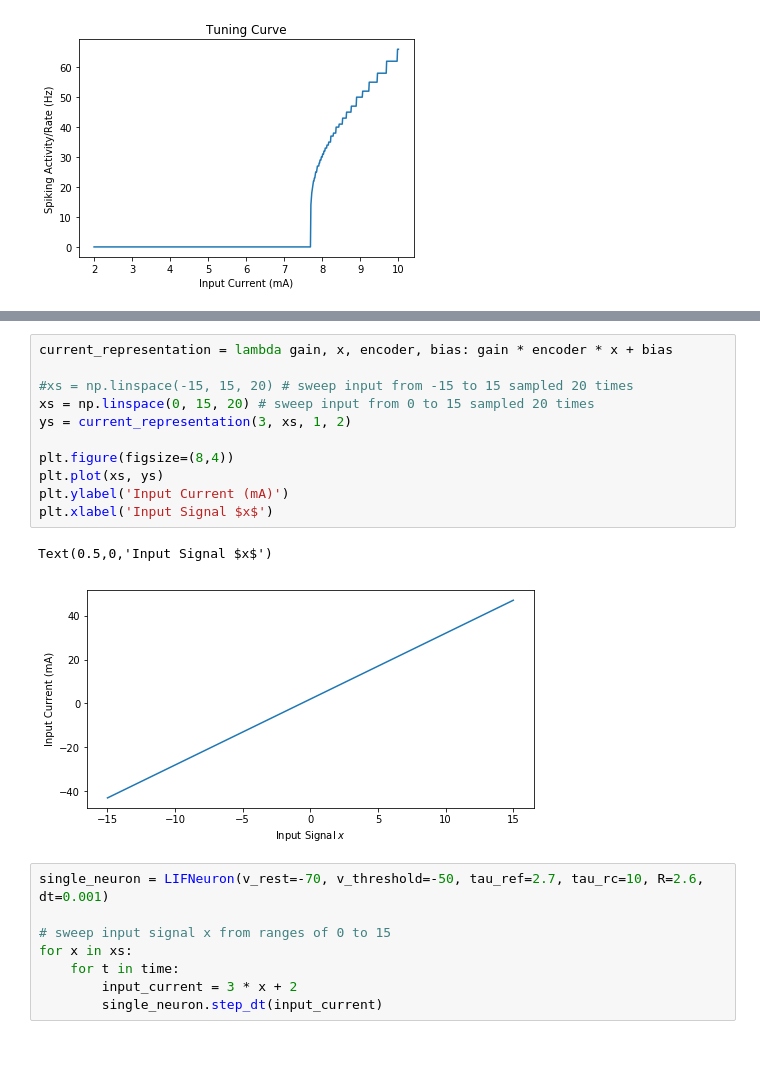
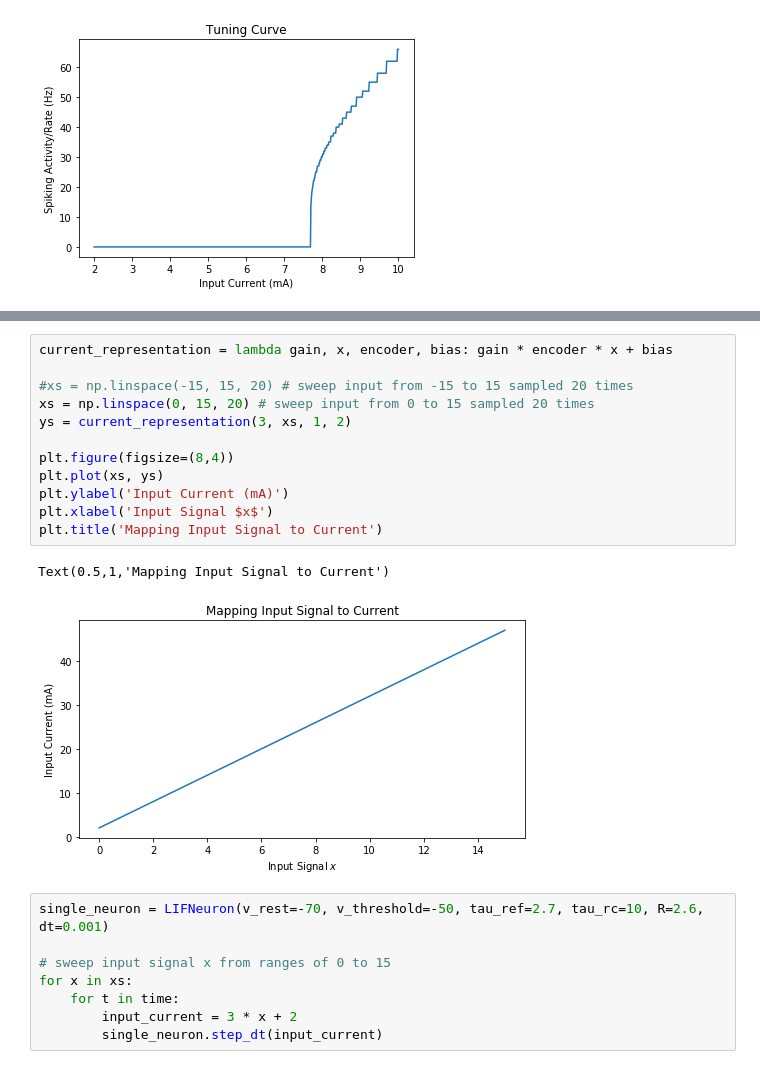
Before and after one commit to Kanaderu/Neural-Networks, a Jupyter notebook: 01 - Population SNN.ipynb, the cells around one changed output, grey strips where cells are left out. Saved outputs shown, nothing was run; the diff lists cells and outputs as text.

```diff
--- a/01 - Population SNN.ipynb
+++ b/01 - Population SNN.ipynb
@@ -283,17 +283,18 @@ Using the same neuron parameters as before for our single neuron where $G(I)$ is
 # %%
 current_representation = lambda gain, x, encoder, bias: gain * encoder * x + bias
 
 #xs = np.linspace(-15, 15, 20) # sweep input from -15 to 15 sampled 20 times
 xs = np.linspace(0, 15, 20) # sweep input from 0 to 15 sampled 20 times
 ys = current_representation(3, xs, 1, 2)
 
 plt.figure(figsize=(8,4))
 plt.plot(xs, ys)
 plt.ylabel('Input Current (mA)')
 plt.xlabel('Input Signal $x$')
+plt.title('Mapping Input Signal to Current')
 # %% [output]
-Text(0.5,0,'Input Signal $x$')
+Text(0.5,1,'Mapping Input Signal to Current')
-[figure, old version]
+[figure, new version]
 # %%
 single_neuron = LIFNeuron(v_rest=-70, v_threshold=-50, tau_ref=2.7, tau_rc=10, R=2.6, dt=0.001)
 
```
Also changed, not shown: parts of 27 cells of this notebook.
